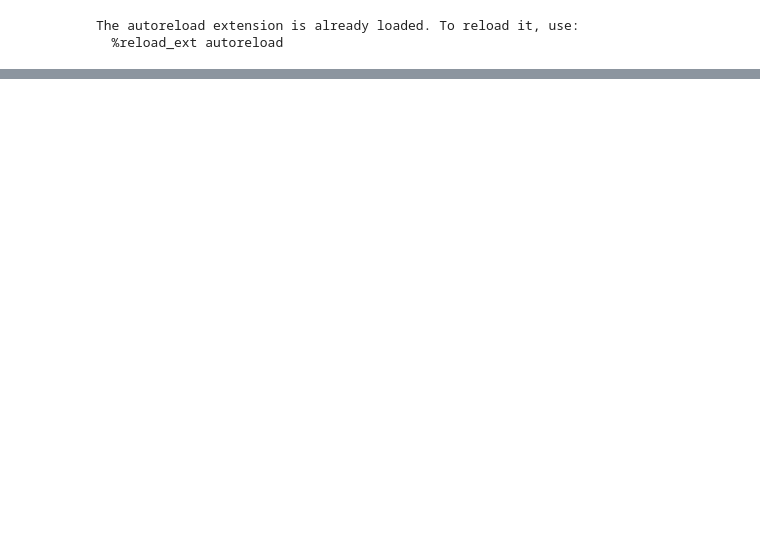
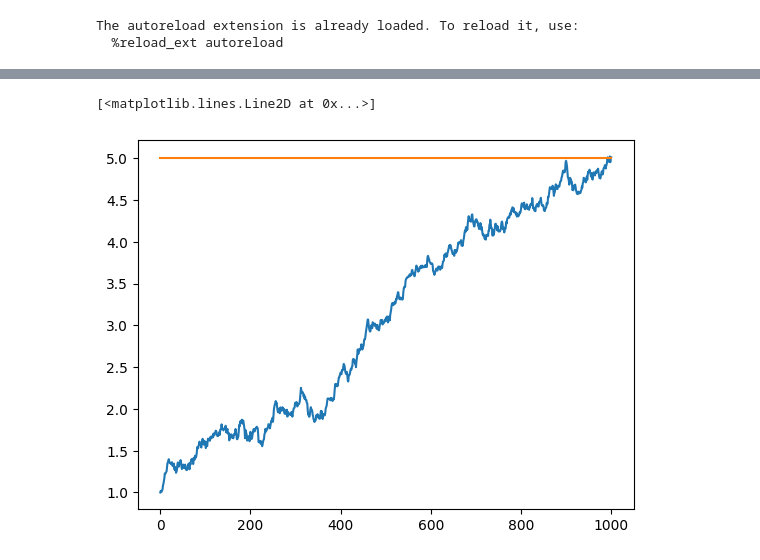
Before and after one commit to ArinaBelova/aligned_diffusion_bridges, a Jupyter notebook: toy/fbb_exp.ipynb, the cells around one changed output, grey strips where cells are left out. Saved outputs shown, nothing was run; the diff lists cells and outputs as text; code cells hidden in the pictures; blank space fills up the shorter version.

```diff
--- a/toy/fbb_exp.ipynb
+++ b/toy/fbb_exp.ipynb
@@ -12,0 +182,71 @@ The autoreload extension is already loaded. To reload it, use:
+# %%
+def score_fn(x,Y,xT,T, t, omega, gamma, g):
+
+    mu = cond_mean(x,Y,t,T,omega,gamma,g)
+    var  = cond_var(t,T,omega,gamma,g)
+
+    score_x = (xT- mu[:,None])/(var)
+    scale = torch.ones(omega.shape[1]+1)
+    scale[1:] = omega * zeta(t,T,gamma,g)
+
+    return scale * score_x
+# %%
+start = 0.0
+end = 1.0
+
+T = torch.tensor([1.0]) * end
+N = 1000
+dt = torch.tensor(T/N)
+bs = 10000
+K = 3
+H = 0.5
+gamma_min = None
+gamma_max = 20.0
+
+a = 1.0
+b = 5.0
+
+x0 = torch.ones(bs,1) * a
+xT = torch.ones(bs,1) * b
+
+fbb = FractionalSchrödingerBridge(H=H, K=K, gamma_min=gamma_min,gamma_max=gamma_max)
+
+omega = fbb.omega
+gamma = fbb.gamma
+
+g = 1.0
+
+F = torch.zeros(bs,K+1,K+1)
+F[:,:,1:] = -torch.vstack([g*(omega * gamma)[0],torch.diag(gamma[0])])
+
+G = torch.ones(1,K+1)
+G[:,0] = torch.sum(fbb.omega) * g
+
+Z = torch.ones(bs,N+1,K+1)
+Z[:,:,1:] = 0
+z0 =  Z[:,0,:]
+timesteps = torch.linspace(start, end, N+2)
+
+for n in range(N):
+    t = timesteps[n+1][None]
+    print(f't={t[0]}')
+    GG = G[:,:,None] * G[:,None,:]
+    dw = torch.sqrt(dt) * torch.randn_like(Z[:,0,0])[:,None]
+    x = z0[:,0]
+    Y = z0[:,1:]
+    score = score_fn(x,Y,T, t, omega, gamma, g)
+    z1 = z0 + (matrix_vector_mp(F, z0) + matrix_vector_mp(GG, score))*dt + G * dw
+
+    Z[:,n+1] = z1
+
+    if torch.isnan(Z).any():
+        print(f'Found nan in Z at t={t[0,0]}')
+        break
+
+    z0 = z1
+
+print(torch.max(Z))
+print(torch.min(Z))
+plt.plot(Z[0,:,0])
+plt.plot(torch.ones_like(Z[0,:,0])*b)
+# %% [output]
@@ -12,0 +270,2 @@ The autoreload extension is already loaded. To reload it, use:
+[<matplotlib.lines.Line2D at 0x...>]
+[figure, added]
```
Also changed, not shown: parts of 12 cells of this notebook, 8 other files.
